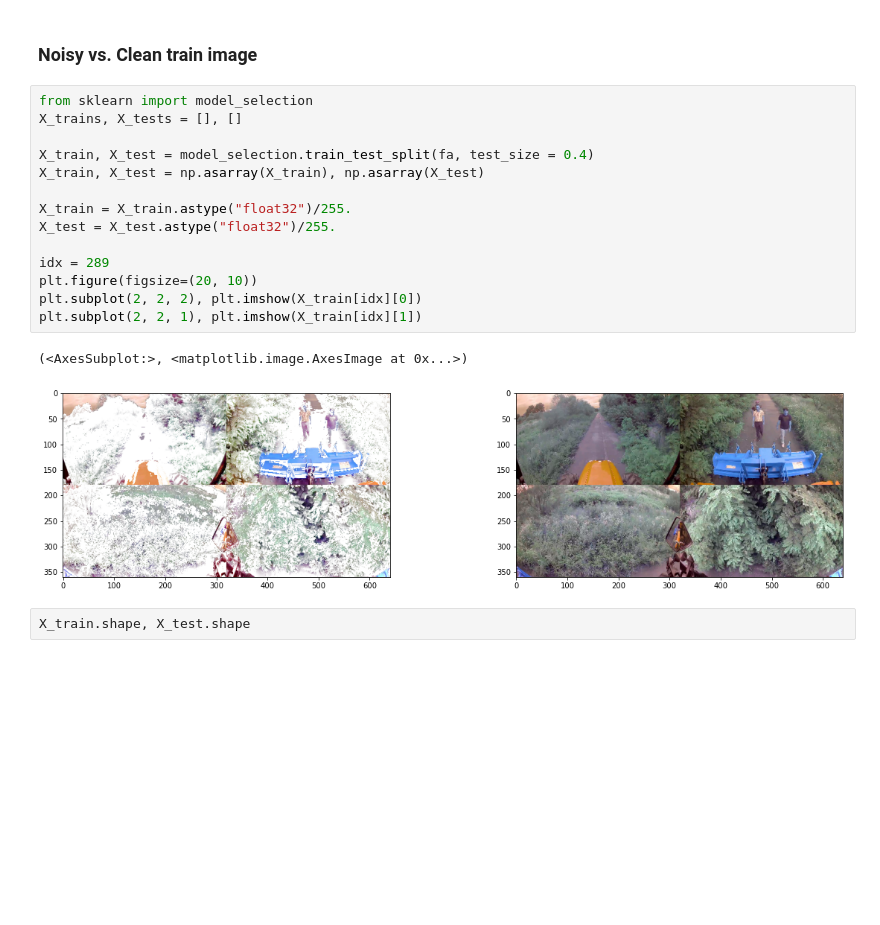
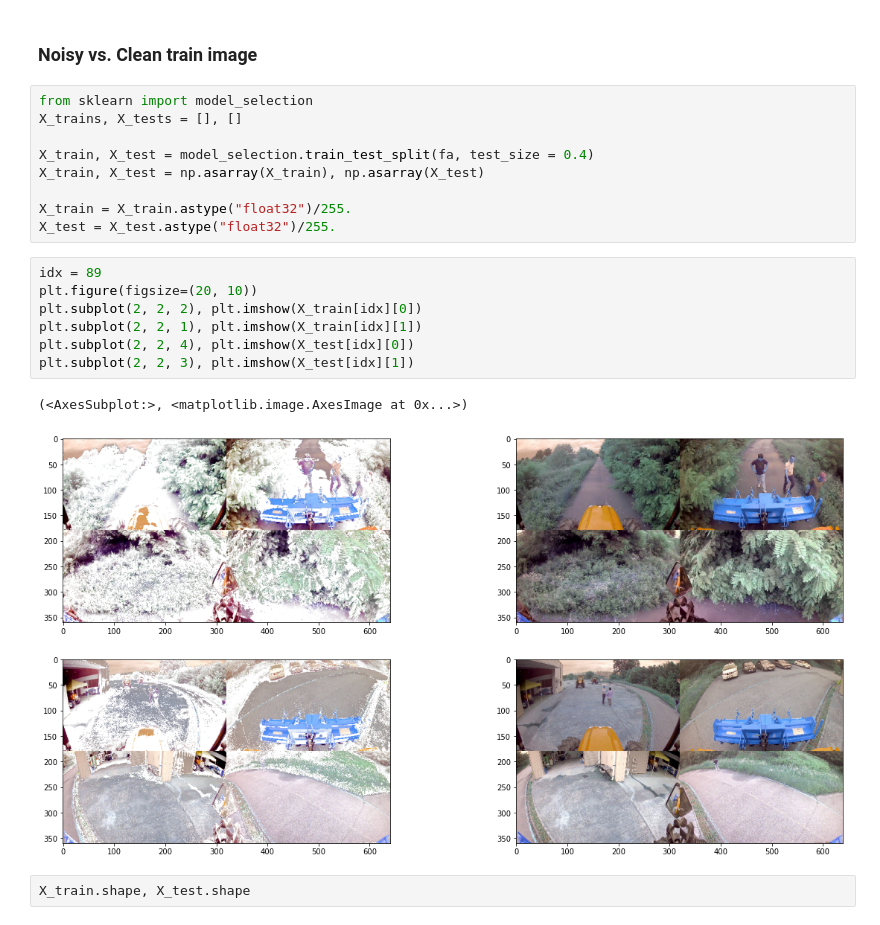
Before and after one commit to jaehochang92/Autoencoders, a Jupyter notebook: AED.ipynb, the cells around one changed output. Cells and saved outputs as stored; diff of their text form; blank space fills up the shorter version.

```diff
--- a/AED.ipynb
+++ b/AED.ipynb
@@ -80,14 +80,16 @@ X_train, X_test = np.asarray(X_train), np.asarray(X_test)
 
 X_train = X_train.astype("float32")/255.
 X_test = X_test.astype("float32")/255.
-
-idx = 289
-plt.figure(figsize=(20, 10))
-plt.subplot(2, 2, 2), plt.imshow(X_train[idx][0])
-plt.subplot(2, 2, 1), plt.imshow(X_train[idx][1])
-# %% [output]
-(<AxesSubplot:>, <matplotlib.image.AxesImage at 0x...>)
-[figure, removed]
+# %%
+idx = 89
+plt.figure(figsize=(20, 10))
+plt.subplot(2, 2, 2), plt.imshow(X_train[idx][0])
+plt.subplot(2, 2, 1), plt.imshow(X_train[idx][1])
+plt.subplot(2, 2, 4), plt.imshow(X_test[idx][0])
+plt.subplot(2, 2, 3), plt.imshow(X_test[idx][1])
+# %% [output]
+(<AxesSubplot:>, <matplotlib.image.AxesImage at 0x...>)
+[figure, added]
 # %%
 X_train.shape, X_test.shape
 # %% [output]
```
Also changed, not shown: parts of 4 cells of this notebook, 9 other files.
